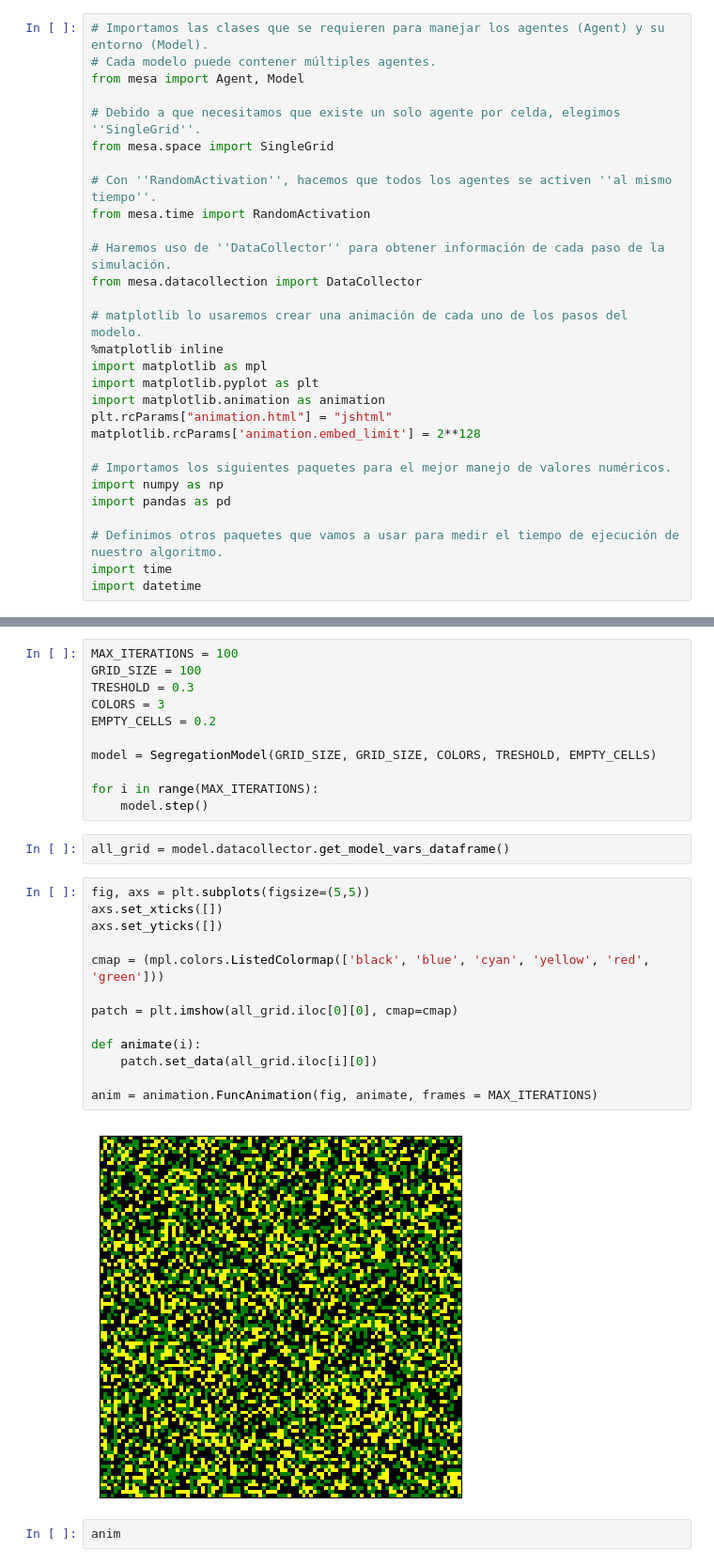
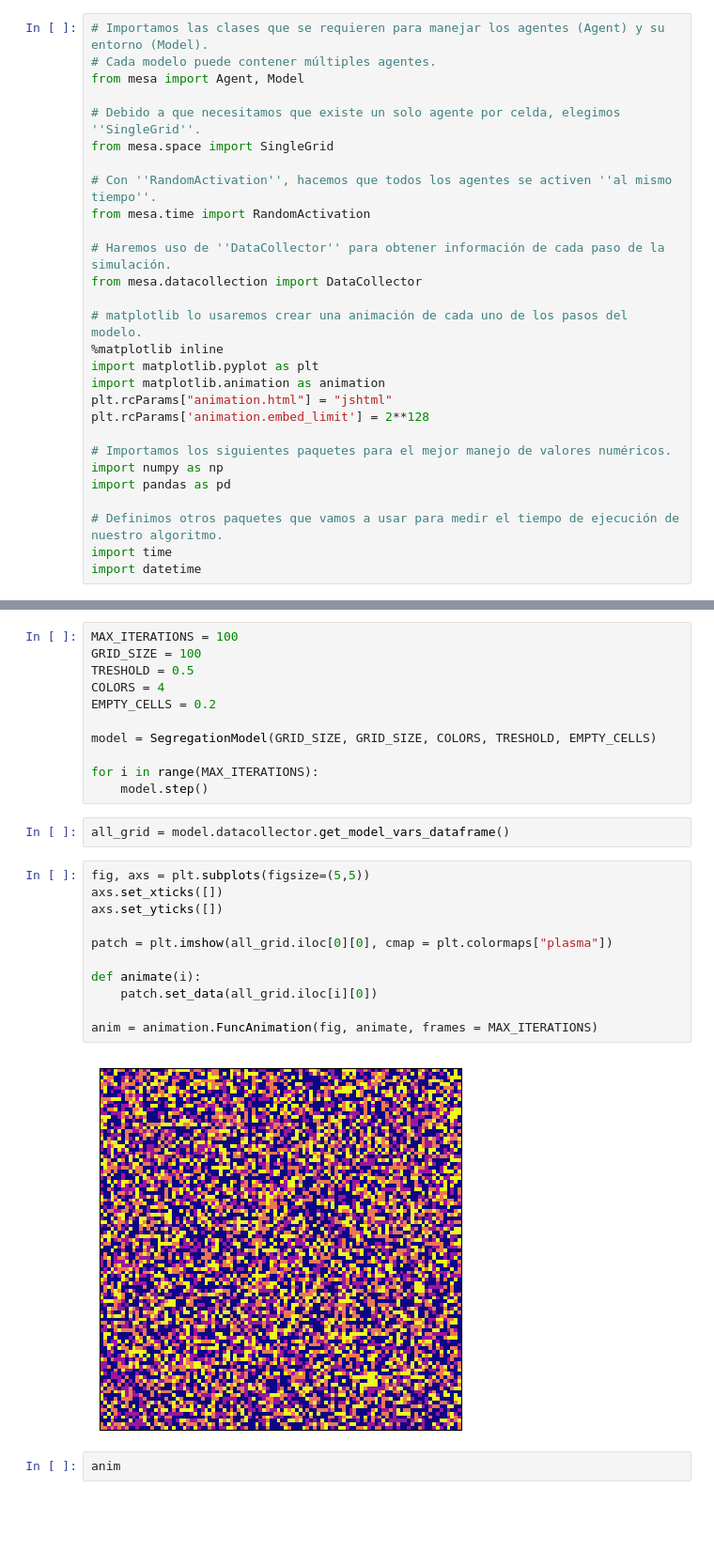
Before and after one commit to felix-rojas/graphics2023, a Jupyter notebook: Labs/Agentes/SegregationModel.ipynb, the cells around one changed output, grey strips where cells are left out. Shown at 94% size. Saved outputs shown, nothing was run; the diff lists cells and outputs as text; blank space fills up the shorter version.

```diff
--- a/Labs/Agentes/SegregationModel.ipynb
+++ b/Labs/Agentes/SegregationModel.ipynb
@@ -53,11 +53,10 @@ from mesa.datacollection import DataCollector
 
 # matplotlib lo usaremos crear una animación de cada uno de los pasos del modelo.
 %matplotlib inline
-import matplotlib as mpl
 import matplotlib.pyplot as plt
 import matplotlib.animation as animation
 plt.rcParams["animation.html"] = "jshtml"
-matplotlib.rcParams['animation.embed_limit'] = 2**128
+plt.rcParams['animation.embed_limit'] = 2**128
 
 # Importamos los siguientes paquetes para el mejor manejo de valores numéricos.
 import numpy as np
@@ -126,8 +125,8 @@ class SegregationModel(Model):
 # %%
 MAX_ITERATIONS = 100
 GRID_SIZE = 100
-TRESHOLD = 0.3
-COLORS = 3
+TRESHOLD = 0.5
+COLORS = 4
 EMPTY_CELLS = 0.2
 
 model = SegregationModel(GRID_SIZE, GRID_SIZE, COLORS, TRESHOLD, EMPTY_CELLS)
@@ -139,18 +138,16 @@ all_grid = model.datacollector.get_model_vars_dataframe()
 # %%
 fig, axs = plt.subplots(figsize=(5,5))
 axs.set_xticks([])
 axs.set_yticks([])
 
-cmap = (mpl.colors.ListedColormap(['black', 'blue', 'cyan', 'yellow', 'red', 'green']))
-
-patch = plt.imshow(all_grid.iloc[0][0], cmap=cmap)
+patch = plt.imshow(all_grid.iloc[0][0], cmap = plt.colormaps["plasma"])
 
 def animate(i):
     patch.set_data(all_grid.iloc[i][0])
 
 anim = animation.FuncAnimation(fig, animate, frames = MAX_ITERATIONS)
 # %% [output]
-[figure, old version]
+[figure, new version]
 # %%
 anim
 # %% [output]
```
Also changed, not shown: 2 other files.
